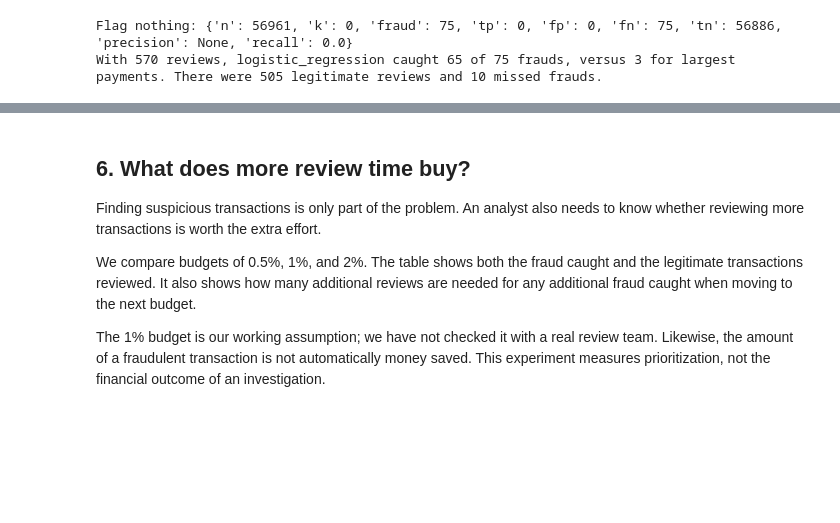
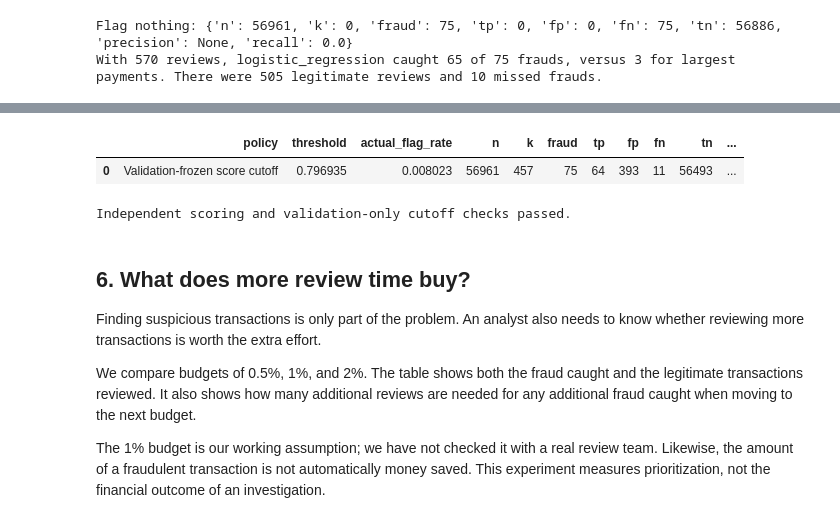
Before and after one commit to bento-v/hackathonproject, a Jupyter notebook: ReviewWise_Submission.ipynb, the cells around one changed output, grey strips where cells are left out. Saved outputs shown, nothing was run; the diff lists cells and outputs as text; code cells hidden in the pictures; blank space fills up the shorter version.

```diff
--- a/ReviewWise_Submission.ipynb
+++ b/ReviewWise_Submission.ipynb
@@ -277,5 +295,26 @@ selected_model = ('random_forest' if validation_results['random_forest']['recall
                   validation_results['logistic_regression']['recall'] else 'logistic_regression')
 display(pd.DataFrame(validation_results).T)
 print('Frozen selected model:', selected_model)
+
+# Freeze an additional, independent-transaction flagging rule using validation only.
+# Use the lowest score in the validation top-1% queue as the threshold.
+# Inclusive score ties may produce more flags than the nominal target.
+validation_selected_scores = models[selected_model].predict_proba(validation[FEATURES])[:, 1]
+validation_order = rank_order(validation_selected_scores, validation.transaction_id)
+validation_k = review_count(len(validation), 10)
+review_threshold = float(validation_selected_scores[validation_order[validation_k - 1]])
+validation_flags = validation_selected_scores >= review_threshold
+print(f'Frozen review threshold: {review_threshold:.8g}')
+print(f'Validation flag rate (including score ties): {validation_flags.mean():.3%}')
+
+
+def flag_for_review(transactions):
+    """Score each transaction independently; never use Class or future arrivals."""
+    inputs = transactions[FEATURES]
+    if not np.isfinite(inputs.to_numpy(dtype=float)).all():
+        raise ValueError('Model inputs must be finite numbers.')
+    scores = models[selected_model].predict_proba(inputs)[:, 1]
+    return pd.DataFrame({'model_score': scores, 'flag_for_review': scores >= review_threshold},
+                        index=transactions.index)
 # %% [output]
 logistic_regression: fitted and validated in 0.6 seconds
@@ -318,3 +381,20 @@ With 570 reviews, logistic_regression caught 65 of 75 frauds, versus 3 for large
+# %%
+independent_predictions = flag_for_review(test[FEATURES])
+fixed_cutoff_result = counts(labels, independent_predictions.flag_for_review.to_numpy())
+display(pd.DataFrame([{'policy': 'Validation-frozen score cutoff',
+                       'threshold': review_threshold,
+                       'actual_flag_rate': float(independent_predictions.flag_for_review.mean()),
+                       **fixed_cutoff_result}]))
+# Scoring transactions individually or together must give the same decisions.
+first_individual = pd.concat([flag_for_review(test[FEATURES].iloc[[i]]) for i in range(5)])
+np.testing.assert_allclose(first_individual.model_score, independent_predictions.model_score.iloc[:5])
+np.testing.assert_array_equal(first_individual.flag_for_review, independent_predictions.flag_for_review.iloc[:5])
+assert review_threshold == validation_selected_scores[validation_order[validation_k - 1]]
+print('Independent scoring and validation-only cutoff checks passed.')
+# %% [output]
+|  | policy | threshold | actual_flag_rate | n | k | fraud | tp | fp | fn | tn | ... |
+| 0 | Validation-frozen score cutoff | 0.796935 | 0.008023 | 56961 | 457 | 75 | 64 | 393 | 11 | 56493 | ... |
+Independent scoring and validation-only cutoff checks passed.
 # %% [markdown]
 ## 6. What does more review time buy?
 Finding suspicious transactions is only part of the problem. An analyst also needs to know whether reviewing more transactions is worth the extra effort.
```
Also changed, not shown: parts of 8 cells of this notebook, 1 other file.
